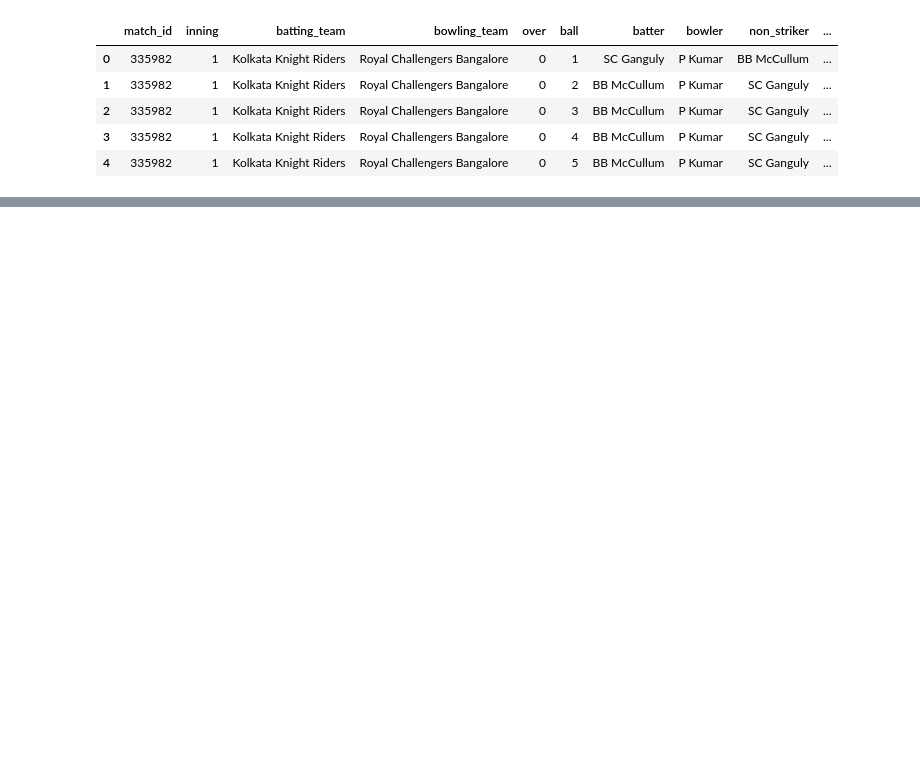
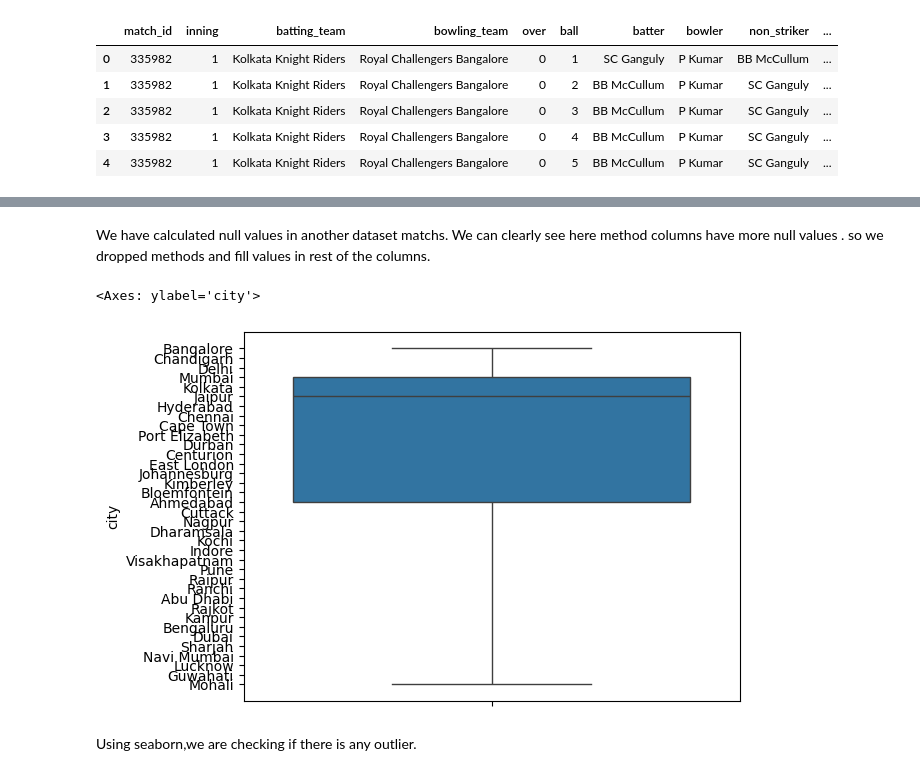
Before and after one commit to komal1852/IPL_teams_performace_analysis, a Jupyter notebook: Notebooks/ipl_team_performace_analysis.ipynb, the cells around one changed output, grey strips where cells are left out. Saved outputs shown, nothing was run; the diff lists cells and outputs as text; code cells hidden in the pictures; blank space fills up the shorter version.

```diff
--- a/Notebooks/ipl_team_performace_analysis.ipynb
+++ b/Notebooks/ipl_team_performace_analysis.ipynb
@@ -29,0 +159,13 @@ matchs_df.head()
+# %% [markdown]
+We have calculated null values in another dataset matchs.
+We can clearly see here method columns have more null values .
+so we dropped methods and fill values in rest of the columns.
+# %%
+matchs_df = matchs_df.drop(columns="method",axis=1)
+# %%
+sns.boxplot(matchs_df.city)
+# %% [output]
+<Axes: ylabel='city'>
+[figure, added]
+# %% [markdown]
+Using seaborn,we are checking if there is any outlier.
```
Also changed, not shown: parts of 48 cells of this notebook.
